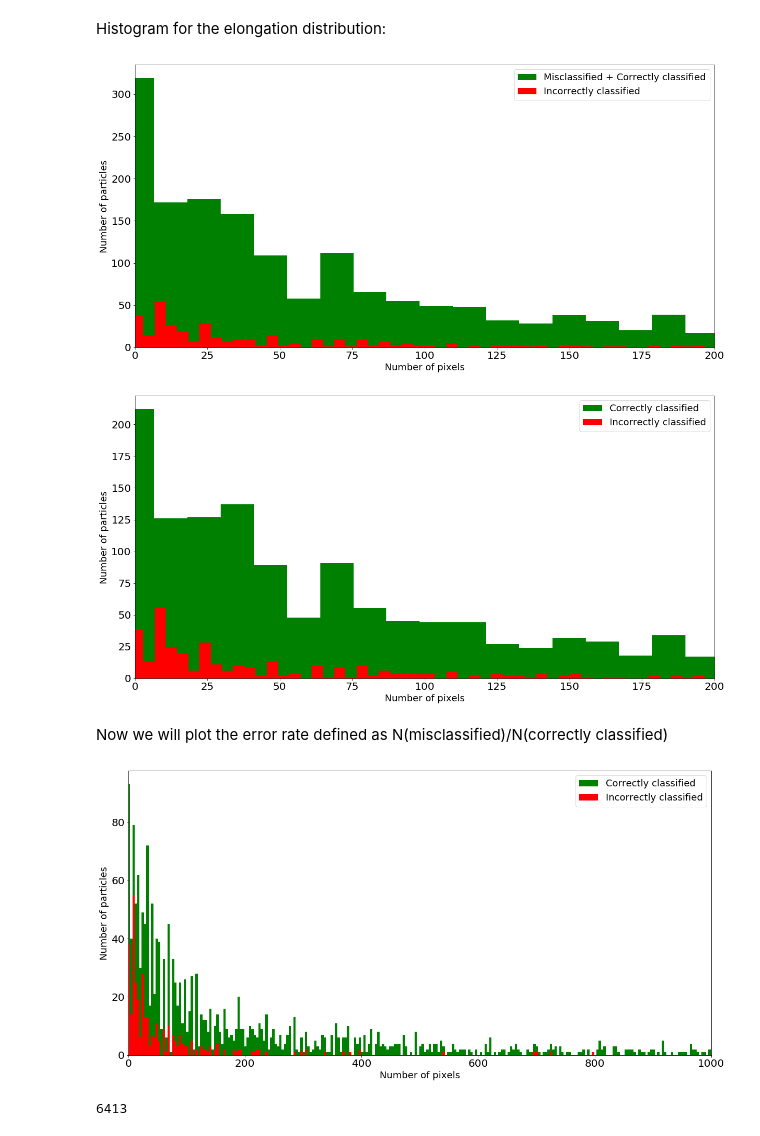
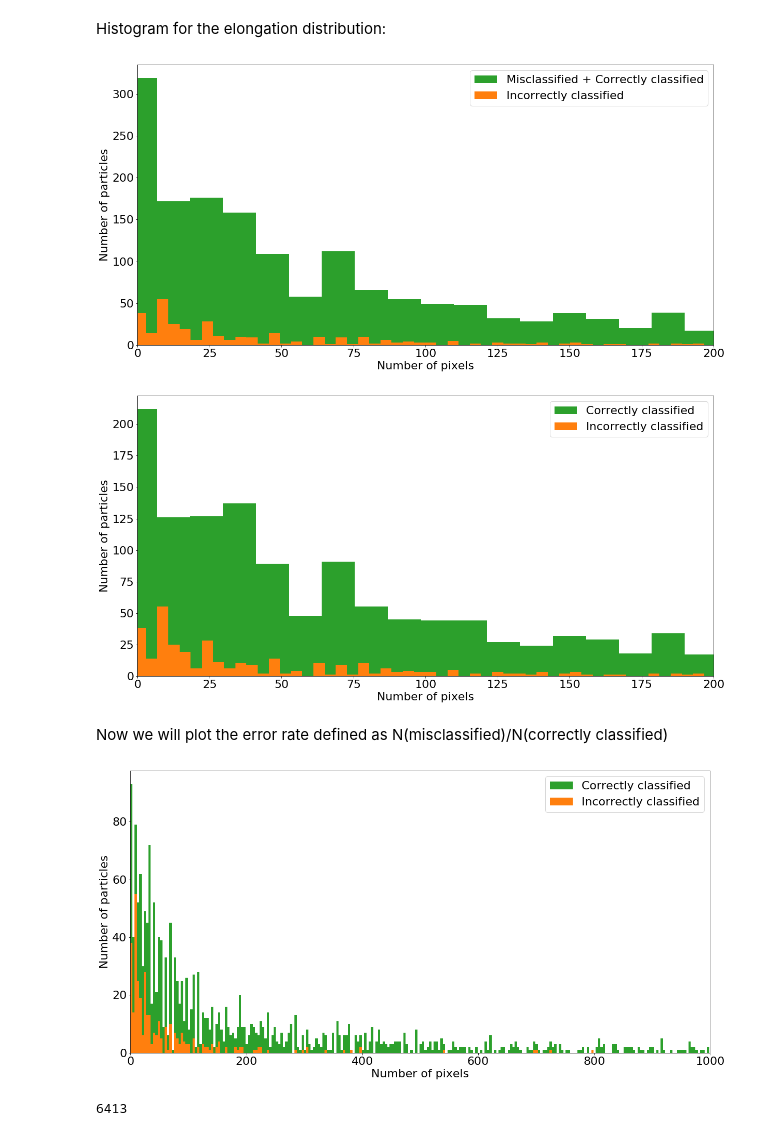
Before and after one commit to silmaglo/TFM, a Jupyter notebook: electrons_vs_muons/e_VS_mu2.ipynb, the cells around one changed output. Drawn from its saved outputs; the diff is of its cells as text; code cells hidden in the pictures.

Commit message:
updated with new plot

```diff
--- a/electrons_vs_muons/e_VS_mu2.ipynb
+++ b/electrons_vs_muons/e_VS_mu2.ipynb
@@ -736,20 +736,24 @@ values_true = np.where(X_true_predicted[:,1] == X_true_predicted[:,2])
 values_true = X_true_predicted[values_true,0]
 values_true = np.rollaxis(values_true, -1)
 
-plt1 = n, bins, patches = plt.hist(values_true, bins=1500,
-                            align='left', color='g')
+binwidth=50
+
+bins= range(int(min(values_true)), int(max(values_true)) + binwidth, binwidth)
+
+plt1 = n, bins, patches = plt.hist(values_true, bins=bins,
+                            align='left', color='C02')
 
 values_non_true = np.where(X_true_predicted[:,1] != X_true_predicted[:,2])
 values_non_true = X_true_predicted[values_non_true,0]
 values_non_true = np.rollaxis(values_non_true, -1)
 
-
-plt2 = n, bins, patches = plt.hist(values_non_true, bins=len(values_non_true),
-                            align='left', color='r')
-plt.legend(('Correctly classified', 'Incorrectly classified'), fontsize=18)
-plt.xlabel('Standardized energy (eV)', fontsize=18)
-plt.ylabel('Number of particles', fontsize=18)
-plt.xticks(fontsize= 20)
-plt.yticks(fontsize= 20)
+bins= range(int(min(values_non_true)), int(max(values_non_true)) + binwidth, binwidth)
+plt2 = n, bins, patches = plt.hist(values_non_true, bins=bins,
+                            align='left', color='C01')
+plt.legend(('Correctly classified', 'Incorrectly classified'), fontsize=22)
+plt.xlabel('Standardized energy (eV)', fontsize=22)
+plt.ylabel('Number of particles', fontsize=22)
+plt.xticks(fontsize= 22)
+plt.yticks(fontsize= 22)
 plt.show()
 # %% [output]
@@ -991,7 +995,7 @@ plt.figure(figsize=(20,10))
 
 values =  X_true_pred[:,0]
 plt1 = n, bins, patches = plt.hist(values, bins=len(values),
-                            align='left', color='g')
+                            align='left', color='C02')
 
 values_non_true = np.where(X_true_pred[:,1] != X_true_pred[:,2])
 values_non_true = X_true_pred[values_non_true,0]
@@ -999,44 +1003,44 @@ values_non_true = np.rollaxis(values_non_true, -1)
 
 
 plt2 = n, bins, patches = plt.hist(values_non_true, bins=len(values_non_true),
-                            align='left', color='r')
-plt.legend(('Misclassified + Correctly classified', 'Incorrectly classified'), fontsize=18)
-plt.xlabel('Number of pixels', fontsize=18)
-plt.ylabel('Number of particles', fontsize=18)
+                            align='left', color='C01')
+plt.legend(('Misclassified + Correctly classified', 'Incorrectly classified'), fontsize=22)
+plt.xlabel('Number of pixels', fontsize=22)
+plt.ylabel('Number of particles', fontsize=22)
 plt.xlim(0,200)
-plt.xticks(fontsize= 20)
-plt.yticks(fontsize= 20)
+plt.xticks(fontsize= 22)
+plt.yticks(fontsize= 22)
 plt.show()
 # %% [output]
-[figure, old version]
+[figure, new version]
 # %%
 plt.figure(figsize=(20,10))
 
 values =  X_true_pred[:,0]
 
 values_true = np.where(X_true_pred[:,1] == X_true_pred[:,2])
 values_true = X_true_pred[values_true,0]
 values_true = np.rollaxis(values_true, -1)
 
 plt1 = n, bins, patches = plt.hist(values_true, bins=len(values),
-                            align='left', color='g')
+                            align='left', color='C02')
 
 values_non_true = np.where(X_true_pred[:,1] != X_true_pred[:,2])
 values_non_true = X_true_pred[values_non_true,0]
 values_non_true = np.rollaxis(values_non_true, -1)
 
 
 plt2 = n, bins, patches = plt.hist(values_non_true, bins=len(values_non_true),
-                            align='left', color='r')
-plt.legend(('Correctly classified', 'Incorrectly classified'), fontsize=18)
-plt.xlabel('Number of pixels', fontsize=18)
-plt.ylabel('Number of particles', fontsize=18)
+                            align='left', color='C01')
+plt.legend(('Correctly classified', 'Incorrectly classified'), fontsize=22)
+plt.xlabel('Number of pixels', fontsize=22)
+plt.ylabel('Number of particles', fontsize=22)
 plt.xlim(0,200)
-plt.xticks(fontsize= 20)
-plt.yticks(fontsize= 20)
+plt.xticks(fontsize= 22)
+plt.yticks(fontsize= 22)
 plt.show()
 # %% [output]
-[figure, old version]
+[figure, new version]
 # %% [markdown]
 Now we will plot the error rate defined as N(misclassified)/N(correctly classified)
 # %%
@@ -1055,18 +1059,18 @@ values_non_true = np.rollaxis(values_non_true, -1)
 bins=np.arange(min(values_true), max(values_true) + binwidth, binwidth)
 
 plt1 = n1, bins1, patches1 = plt.hist(values_true, bins=bins,
-                            align='left', color='g')
+                            align='left', color='C02')
 plt2 = n2, bins2, patches2 = plt.hist(values_non_true, bins=bins,
-                            align='left', color='r')
-plt.legend(('Correctly classified', 'Incorrectly classified'), fontsize=18)
-plt.xlabel('Number of pixels', fontsize=18)
-plt.ylabel('Number of particles', fontsize=18)
+                            align='left', color='C01')
+plt.legend(('Correctly classified', 'Incorrectly classified'), fontsize=22)
+plt.xlabel('Number of pixels', fontsize=22)
+plt.ylabel('Number of particles', fontsize=22)
 plt.xlim(0,1000)
-plt.xticks(fontsize= 20)
-plt.yticks(fontsize= 20)
+plt.xticks(fontsize= 22)
+plt.yticks(fontsize= 22)
 plt.show()
 # %% [output]
-[figure, old version]
+[figure, new version]
 # %%
 len(n1)
 # %% [output]
```
Also changed, not shown: parts of 24 cells of this notebook.
